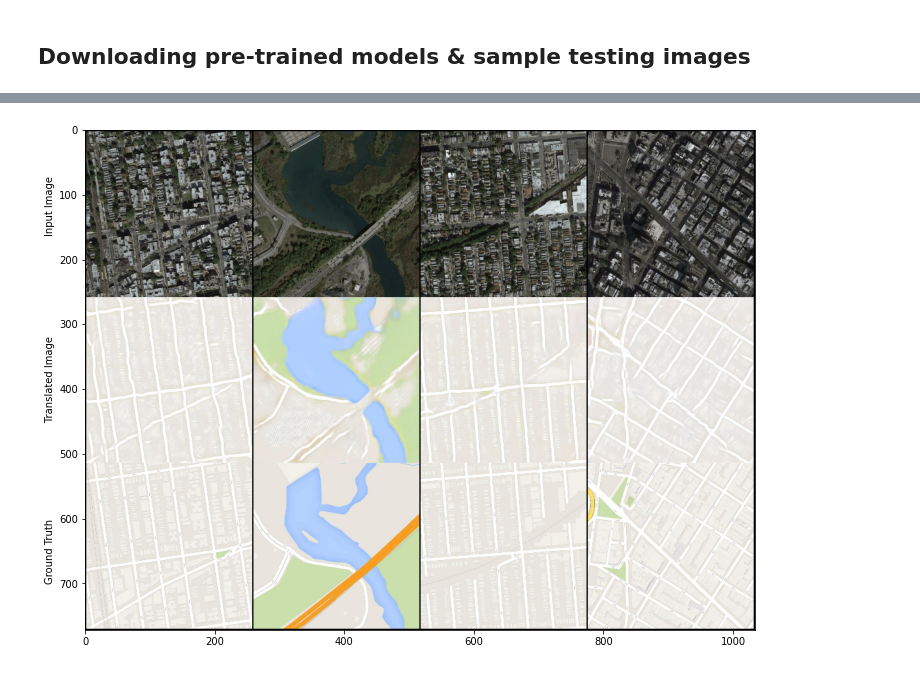
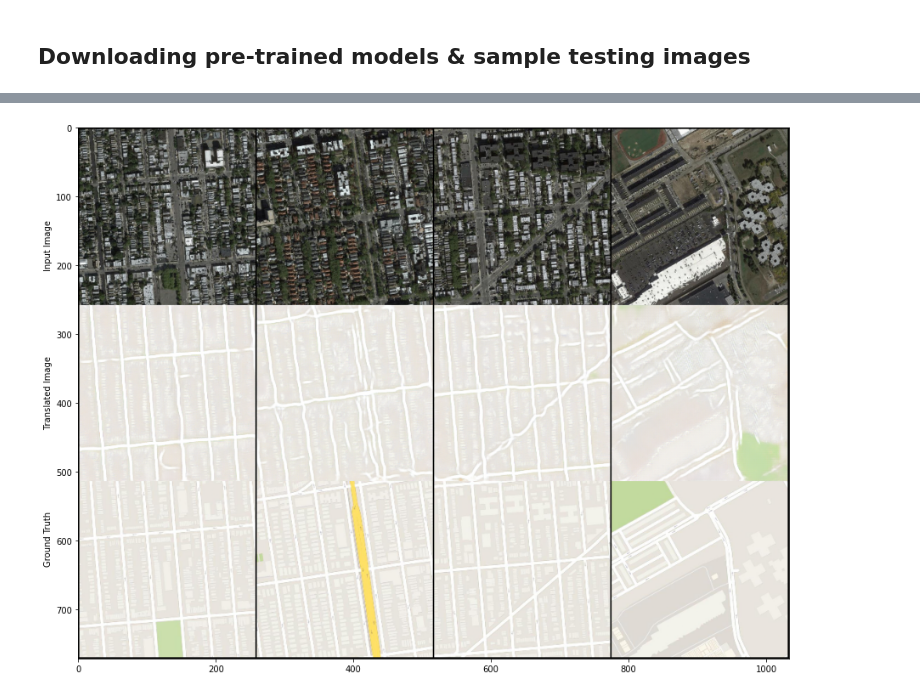
Before and after one commit to ummadiviany/Pix2Pix, a Jupyter notebook: pix2pix_evaluation.ipynb, the cells around one changed output, grey strips where cells are left out. Cells and saved outputs as stored; diff of their text form; code cells hidden in the pictures.

```diff
--- a/pix2pix_evaluation.ipynb
+++ b/pix2pix_evaluation.ipynb
@@ -59 +84,5 @@ class MapDataset(Dataset):
+# %%
+IMG_DIR = "/content/Pix2Pix/test_images/maps"
+INPUT_SIZE = 600
+BATCH_SIZE = 4
 # %%
@@ -67,9 +104,10 @@ input_images, target_images = next(iter(train_loader))
 # %%
-
-
 def get_model_for_eval(model_path):
   gen = Generator()
-  model = torch.load(model_path)
+  model = torch.load(model_path,map_location=torch.device('cpu'))
   model_state = model['state_dict']
   gen.load_state_dict(model_state)
   return gen.eval()
+
+model_path = 'gen_maps.pth.tar'
+gen = get_model_for_eval(model_path)
@@ -81,9 +116,9 @@ preds = gen(input_images)
 # %%
 with torch.no_grad():
     res = torch.cat([input_images * 0.5 + 0.5,preds*0.5 + 0.5,target_images * 0.5 + 0.5,],dim=2)
     grid_img = make_grid(res)
-    plt.figure(figsize=(12,16))
+    plt.figure(figsize=(15, 20))
     plt.ylabel('Ground Truth                               Translated Image                                Input Image')
     plt.imshow(grid_img.permute(1, 2, 0))
 # %% [output]
-[figure, old version]
+[figure, new version]
```
Also changed, not shown: parts of 13 cells of this notebook.
